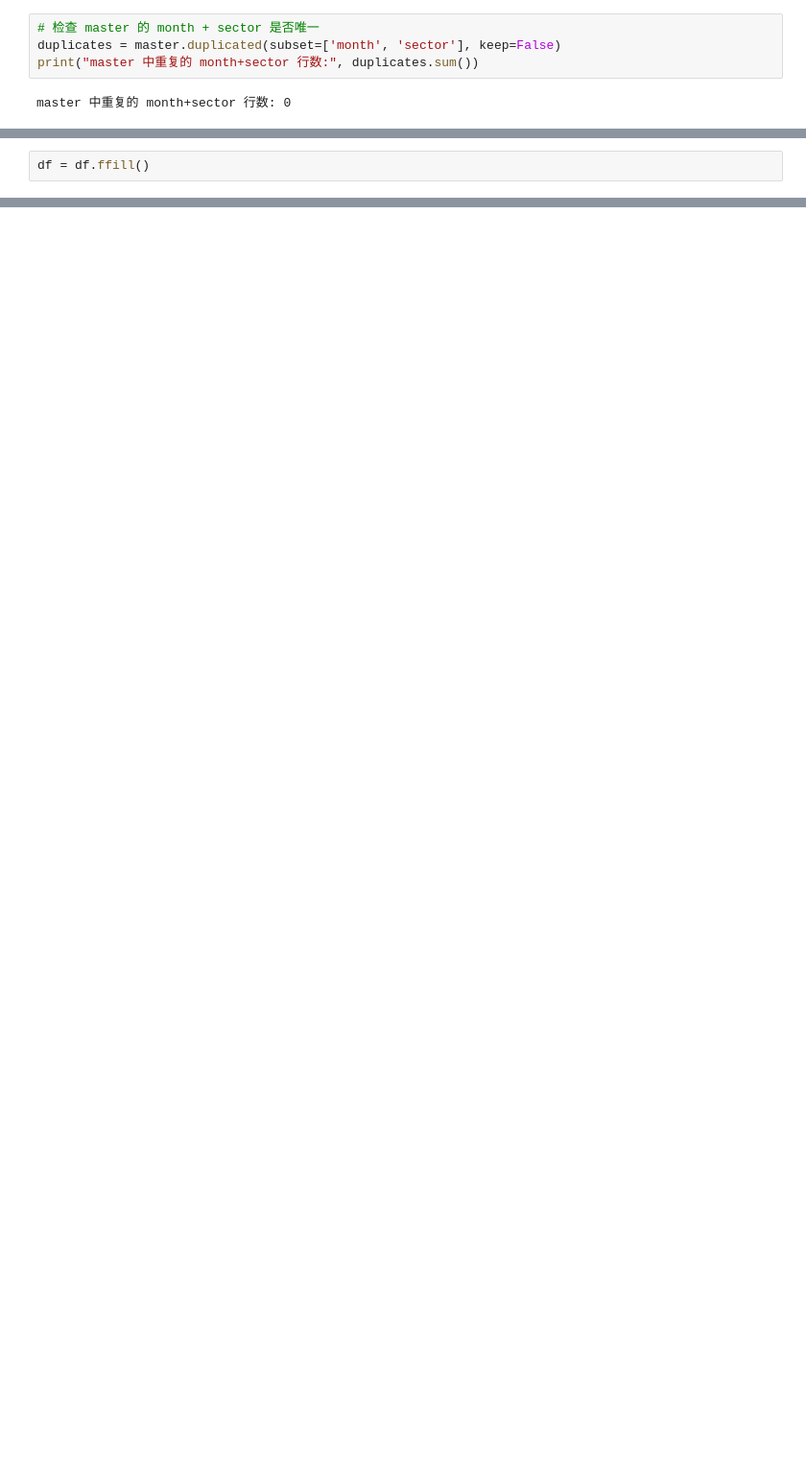
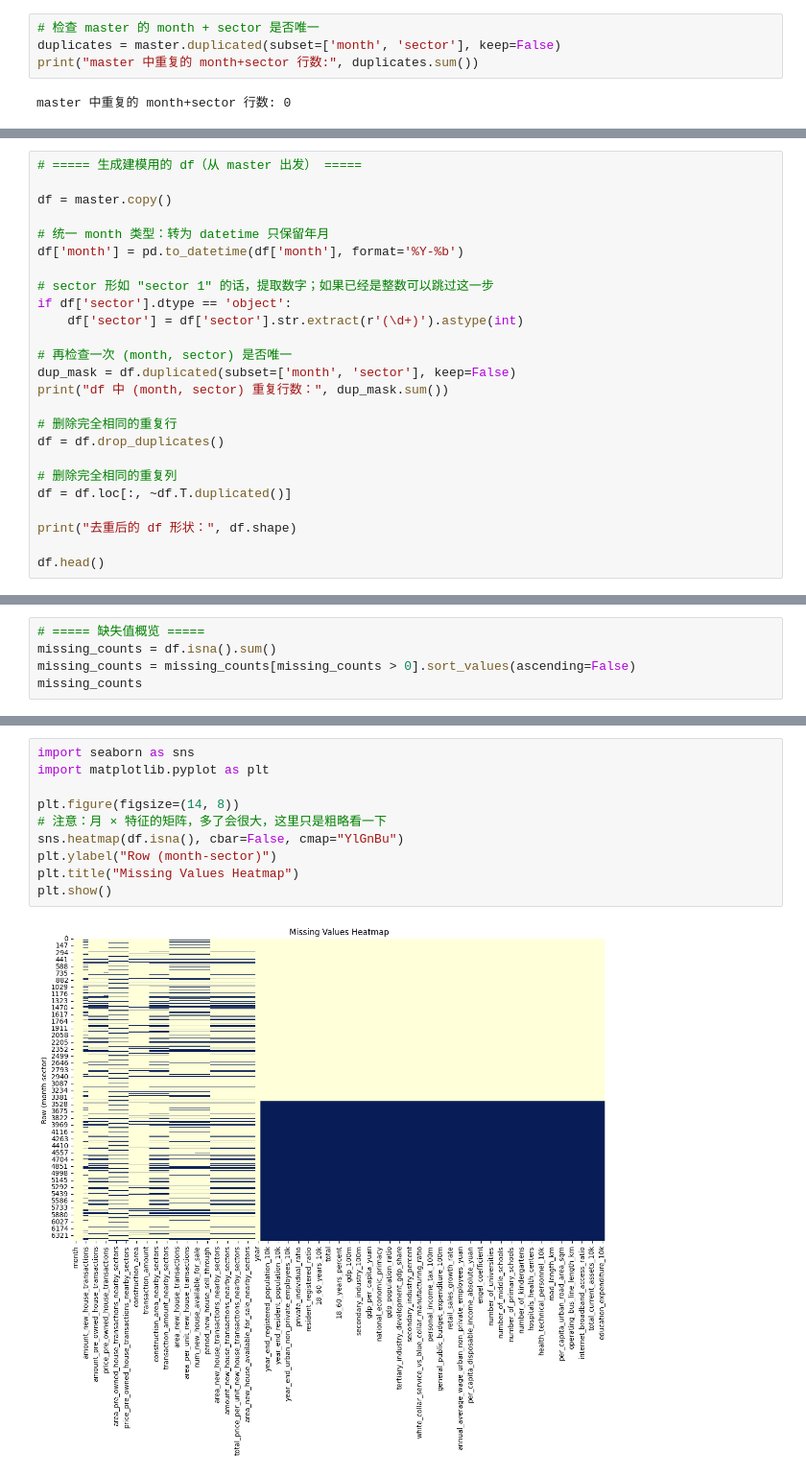
Before and after one commit to fonction-positive/HoML, a Jupyter notebook: RealEstateDemandPrediction/RealEstate.ipynb, the cells around one changed output, grey strips where cells are left out. Shown: that part at 96% size. Saved outputs shown, nothing was run; the diff lists cells and outputs as text; blank space fills up the shorter version.

```diff
--- a/RealEstateDemandPrediction/RealEstate.ipynb
+++ b/RealEstateDemandPrediction/RealEstate.ipynb
@@ -356,0 +271,25 @@ plt.show()
+# %%
+# ===== 生成建模用的 df（从 master 出发） =====
+
+df = master.copy()
+
+# 统一 month 类型：转为 datetime 只保留年月
+df['month'] = pd.to_datetime(df['month'], format='%Y-%b')
+
+# sector 形如 "sector 1" 的话，提取数字；如果已经是整数可以跳过这一步
+if df['sector'].dtype == 'object':
+    df['sector'] = df['sector'].str.extract(r'(\d+)').astype(int)
+
+# 再检查一次 (month, sector) 是否唯一
+dup_mask = df.duplicated(subset=['month', 'sector'], keep=False)
+print("df 中 (month, sector) 重复行数：", dup_mask.sum())
+
+# 删除完全相同的重复行
+df = df.drop_duplicates()
+
+# 删除完全相同的重复列
+df = df.loc[:, ~df.T.duplicated()]
+
+print("去重后的 df 形状：", df.shape)
+
+df.head()
@@ -357,2 +306,5 @@ plt.show()
 # %%
-df = df.ffill()
+# ===== 缺失值概览 =====
+missing_counts = df.isna().sum()
+missing_counts = missing_counts[missing_counts > 0].sort_values(ascending=False)
+missing_counts
@@ -444,0 +324,12 @@ Passing `palette` without assigning `hue` is deprecated and will be removed in v
+# %%
+import seaborn as sns
+import matplotlib.pyplot as plt
+
+plt.figure(figsize=(14, 8))
+# 注意：月 × 特征的矩阵，多了会很大，这里只是粗略看一下
+sns.heatmap(df.isna(), cbar=False, cmap="YlGnBu")
+plt.ylabel("Row (month-sector)")
+plt.title("Missing Values Heatmap")
+plt.show()
+# %% [output]
+[figure, added]
```
Also changed, not shown: parts of 23 cells of this notebook, 1 other file.
